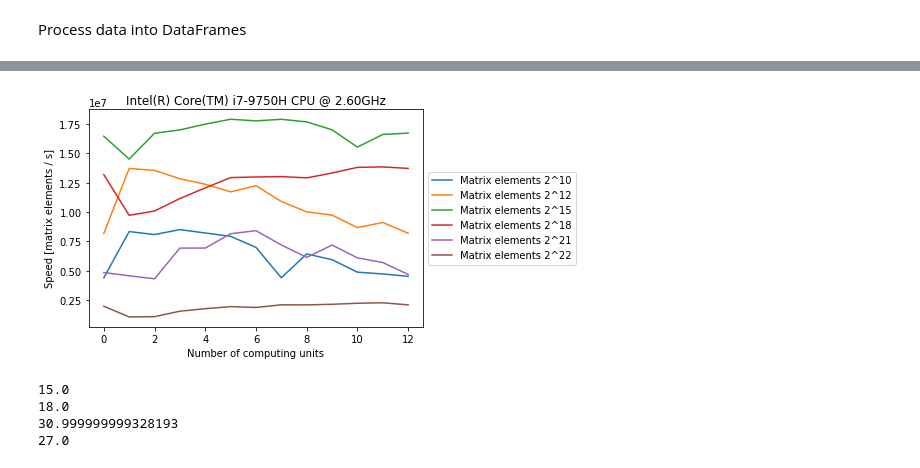
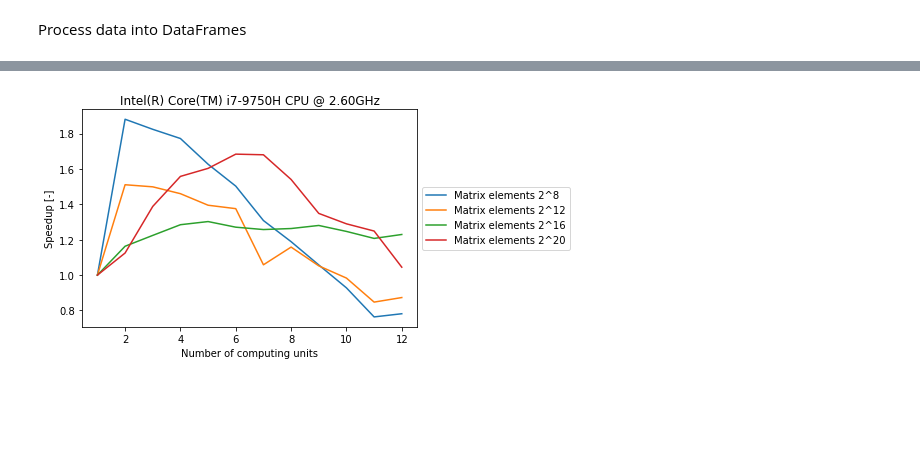
Before and after one commit to esdandreu/OpenCL-example, a Jupyter notebook: scripts/plot.ipynb, the cells around one changed output, grey strips where cells are left out. Drawn from its saved outputs; the diff is of its cells as text; code cells hidden in the pictures; blank space fills up the shorter version.

Commit message:
benchmark results

```diff
--- a/scripts/plot.ipynb
+++ b/scripts/plot.ipynb
@@ -107,34 +247,29 @@ None
 # %%
 for index, (name, group) in enumerate(
     opencl[~opencl['compute_units'].isnull()].groupby('device')
     ):
     _, ax = plt.subplots()
-    for work, group in group.groupby('work'):
-        group.plot(
+    for work, data in group.groupby('work'):
+        if (worklog2:=math.log2(work)) not in [8, 12, 16, 20]:
+            continue
+        data['speedup'] = data['speed'] / int(
+            data[data['compute_units'] == 1]['speed']
+            )
+        data[data['compute_units'] > 0].plot(
             x='compute_units',
-            y='speed',
-            label=f"Matrix elements 2^{math.log2(work):.0f}",
+            y='speedup',
+            label=f"Matrix elements 2^{worklog2:.0f}",
             ax=ax
             )
     ax.set_title(device)
-    ax.set_xlabel('Number of computing units')
-    ax.set_ylabel('Speed [matrix elements / s]')
+    ax.set_xlabel("Number of computing units")
+    ax.set_ylabel("Speedup [-]")
     ax.figure.savefig(
-        BENCHMARK_PATH / f"d{index}-speed-units.png",
+        BENCHMARK_PATH / f"d{index}-speedup-units-line.png",
         bbox_extra_artists=(
             ax.legend(loc='center left', bbox_to_anchor=(1, 0.5)),
             ),
         bbox_inches='tight'
         )
 # %% [output]
-[figure, old version]
+[figure, new version]
-# %%
-print(math.log2(32768))
-print(math.log2(262144))
-print(math.log2(2147483647))
-print(math.log2(134217728))
-# %% [output]
-15.0
-18.0
-30.999999999328193
-27.0
```
Also changed, not shown: parts of 7 cells of this notebook, 7 other files.
